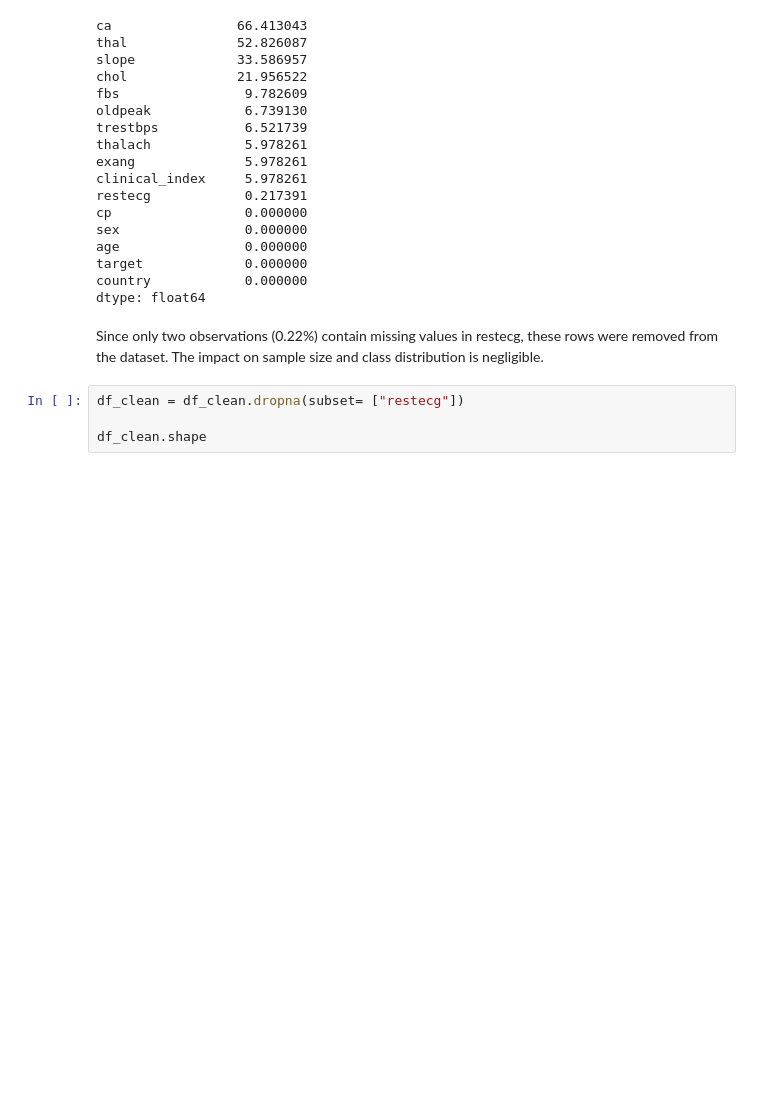
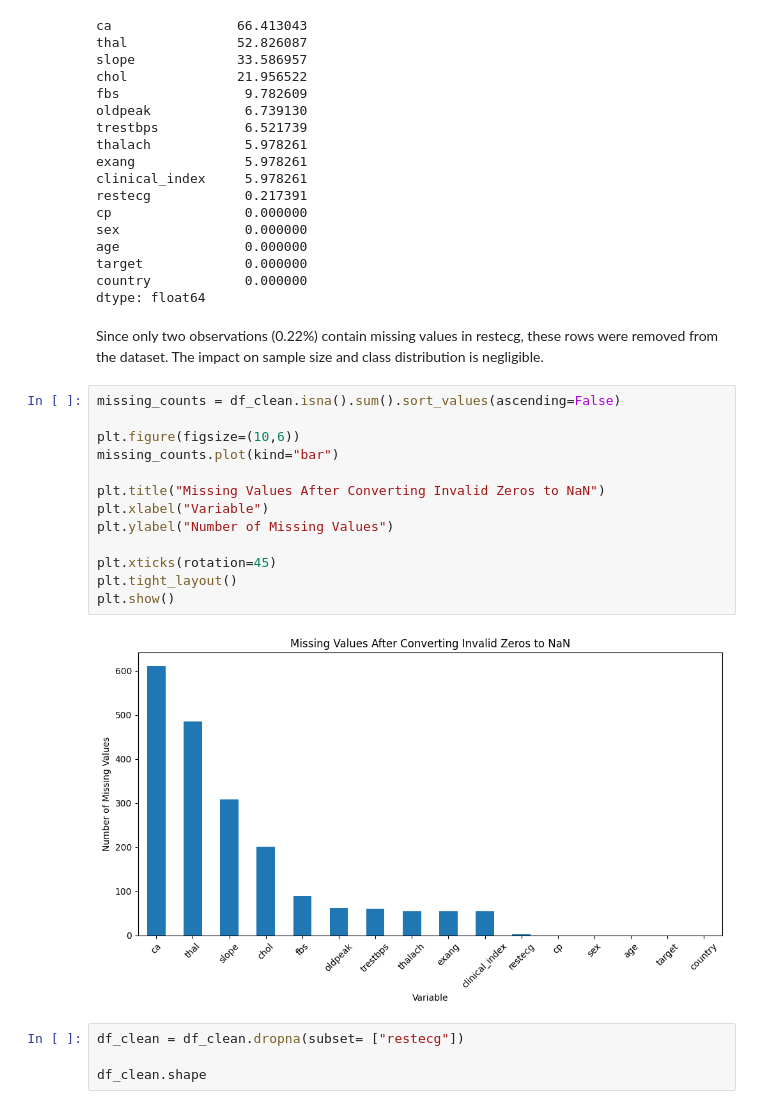
Before and after one commit to JavidNurulu/heart-disease-analysis, a Jupyter notebook: Notebooks/03_data_cleaning.ipynb, the cells around one changed output. Drawn from its saved outputs; the diff is of its cells as text; blank space fills up the shorter version.

Commit message:
Add some Plots

```diff
--- a/Notebooks/03_data_cleaning.ipynb
+++ b/Notebooks/03_data_cleaning.ipynb
@@ -73,6 +73,21 @@ country            0.000000
 dtype: float64
 # %% [markdown]
 Since only two observations (0.22%) contain missing values in restecg, these rows were removed from the dataset. The impact on sample size and class distribution is negligible.
+# %%
+missing_counts = df_clean.isna().sum().sort_values(ascending=False)
+
+plt.figure(figsize=(10,6))
+missing_counts.plot(kind="bar")
+
+plt.title("Missing Values After Converting Invalid Zeros to NaN")
+plt.xlabel("Variable")
+plt.ylabel("Number of Missing Values")
+
+plt.xticks(rotation=45)
+plt.tight_layout()
+plt.show()
+# %% [output]
+[figure, added]
 # %%
 df_clean = df_clean.dropna(subset= ["restecg"])
 
```
